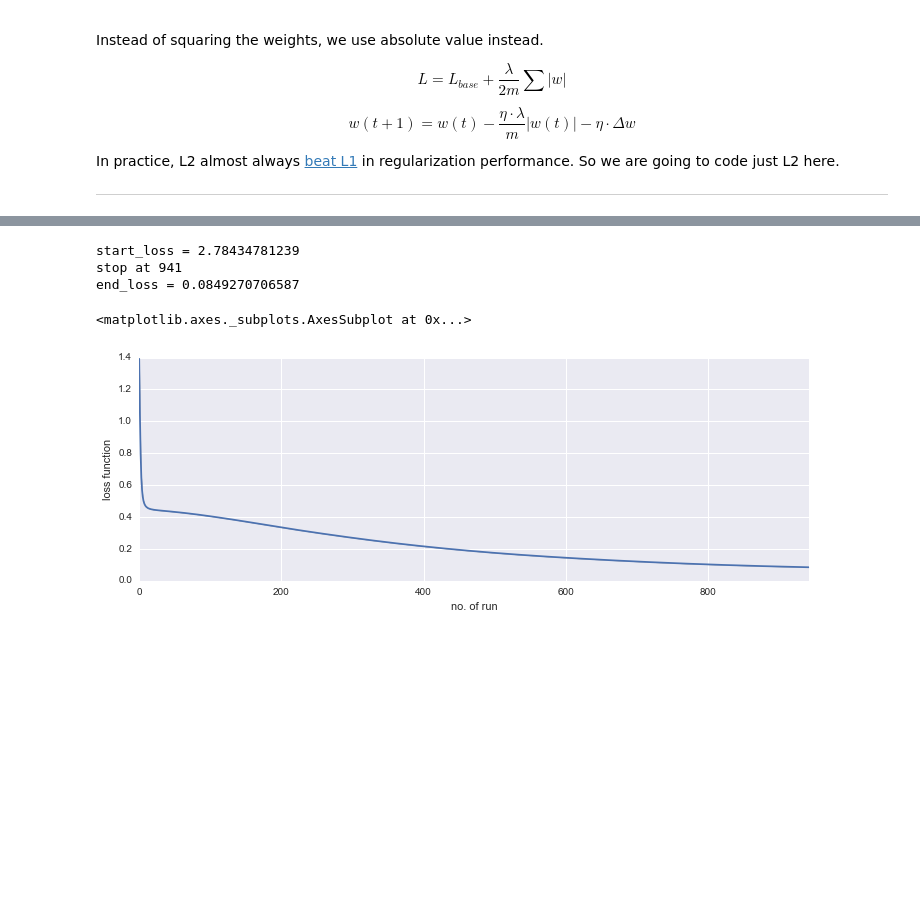
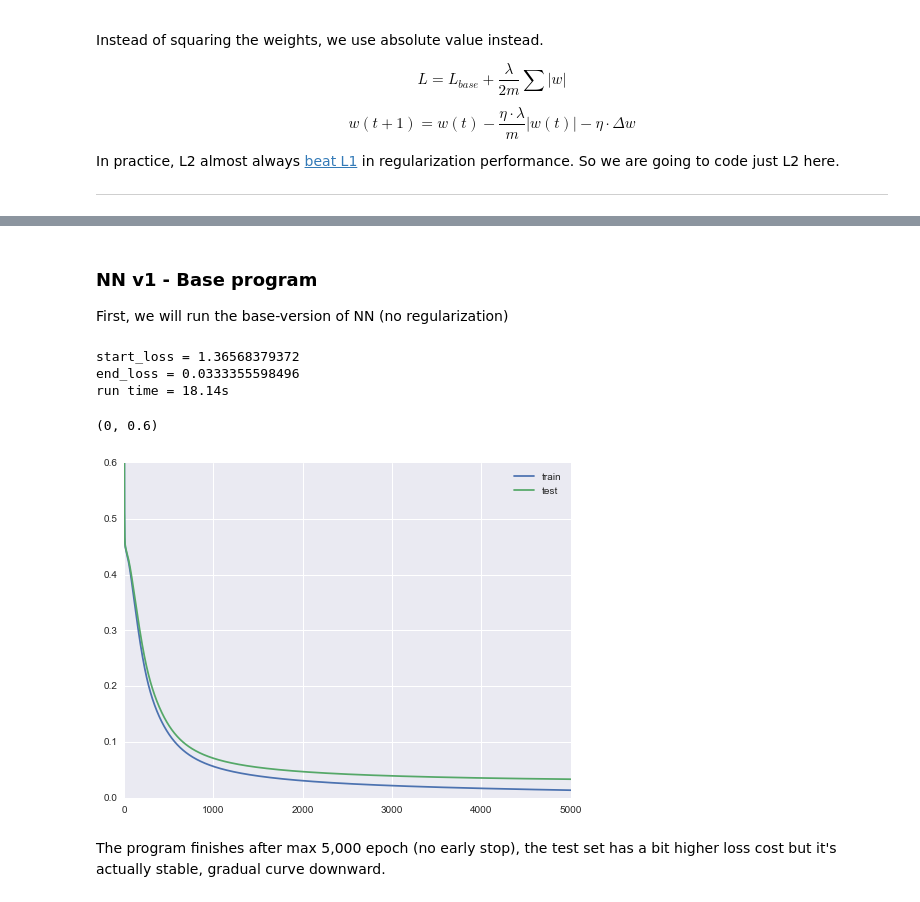
Before and after one commit to patrick-su/ml_algorithms_stepbystep, a Jupyter notebook: algo_example_NN_regularization.ipynb, the cells around one changed output, grey strips where cells are left out. Saved outputs shown, nothing was run; the diff lists cells and outputs as text; code cells hidden in the pictures; blank space fills up the shorter version.

Commit message:
finished regularization

```diff
--- a/algo_example_NN_regularization.ipynb
+++ b/algo_example_NN_regularization.ipynb
@@ -150,8 +148,5 @@ Xb = np.insert(X,0,1,axis=1) #add bias input, always activated
-# %%
-def sigmoid(w,X):
-    a = 1.0/(1.0 + np.exp(-w.dot(X.transpose())))
-    return a.transpose()
-
-def loss_func(Y,y_pred):
-    return (0.5/instance_size)*np.sum((Y-y_pred)**2) #element-wise operation then aggregate
+# %% [markdown]
+### NN v1 - Base program
+
+First, we will run the base-version of NN (no regularization)
 # %%
@@ -180,57 +180,63 @@ delta_out = np.random.rand(instance_size,target_size)
 # %%
+#initialize stuff
+w_hid,w_out = initialize(target_size,feature_size,hidden_size)
+learning_rate = 0.7/train_size
+learning_rate_bias = 0.7/train_size
+loss, loss_test = [],[]
+
 #run configuration
 max_epoch = 5000
-min_loss_criterion = 10**-4
+min_loss_criterion = 0
 
 #doing 1st forward pass to calculate loss
-f_hid = sigmoid(w_hid,Xb)
-f_hid_b = np.insert(f_hid,0,1,axis=1) #bias activation for next layer
-f_out = sigmoid(w_out,f_hid_b)
-curr_loss = loss_func(Y,f_out)
-loss = []
-loss.append(curr_loss)
-print 'start_loss = {}'.format(curr_loss*2)
+f_hid, f_hid_b, f_out = calc_forward(w_hid,w_out,Xb)
+loss.append(loss_func(Y_train,f_out,train_size))
+f_hid_test, f_hid_b_test, f_out_test = calc_forward(w_hid,w_out,Xb_test)
+loss_test.append(loss_func(Y_test,f_out_test,test_size))
 
-learning_rate = 0.7/instance_size
-learning_rate_bias = 0.7/instance_size
+start_time = time.clock()
+
+print 'start_loss = {}'.format(loss_test[0])
 
 for i in range(0,max_epoch):
 
     #update the weights of output layer
-    delta_out = (f_out - Y)*(f_out)*(1-f_out) #element-wise operation
+    delta_out = (f_out - Y_train)*(f_out)*(1-f_out) #element-wise operation
     wgrad_out = np.einsum('ki,kj->ij', delta_out, f_hid) #dot operation already sums it up
     w_out_bef = w_out.copy()
     w_out[:,1:] = w_out[:,1:] -learning_rate*(wgrad_out)
     w_out[:,0] = w_out[:,0] -learning_rate_bias*np.sum(delta_out,axis=0)*1.0
 
     #update the weights of hidden layer
     delta_hid = delta_out.dot(w_out_bef[:,1:])*(f_hid)*(1-f_hid) #dot then element-wise operation
     wgrad_hid = np.einsum('ki,kj->ij',delta_hid,Xb[:,1:])
     w_hid[:,1:] = w_hid[:,1:] -learning_rate*wgrad_hid
     w_hid[:,0] = w_hid[:,0] -learning_rate_bias*np.sum(delta_hid,axis=0)*1.0
 
     #re-calculate loss
-    f_hid = sigmoid(w_hid,Xb)
-    f_hid_b = np.insert(f_hid,0,1,axis=1) #bias activation for next layer
-    f_out = sigmoid(w_out,f_hid_b)
-    curr_loss = loss_func(Y,f_out)
-    loss.append(curr_loss)
+    f_hid, f_hid_b, f_out = calc_forward(w_hid,w_out,Xb)
+    loss.append(loss_func(Y_train,f_out,train_size))
+    f_hid_test, f_hid_b_test, f_out_test = calc_forward(w_hid,w_out,Xb_test)
+    loss_test.append(loss_func(Y_test,f_out_test,test_size))
 
     #stopping criterion
-    if (i>10) and ((loss[-2] - curr_loss) < min_loss_criterion):
+    if (i>20) and ((loss_test[-11] - loss_test[-1]) < min_loss_criterion): #10th previous loss
         print 'stop at {}'.format(i)
         break
 
-print 'end_loss = {}'.format(loss[-1])
+print 'end_loss = {}'.format(loss_test[-1])
+print 'run time = {:.2f}s'.format(time.clock()-start_time)
 
-plt.figure()
-plt.xlabel('no. of run')
-plt.ylabel('loss function')
-sns.tsplot(loss)
+df_run = pd.DataFrame(data=np.array([loss,loss_test]).T,columns=['train','test'])
+df_run.plot()
+axes = plt.gca()
+axes.set_ylim([0,0.6])
 # %% [output]
-start_loss = 2.78434781239
-stop at 941
-end_loss = 0.0849270706587
+start_loss = 1.36568379372
+end_loss = 0.0333355598496
+run time = 18.14s
-<matplotlib.axes._subplots.AxesSubplot at 0x...>
+(0, 0.6)
-[figure, old version]
+[figure, new version]
+# %% [markdown]
+The program finishes after max 5,000 epoch (no early stop), the test set has a bit higher loss cost but it's actually stable, gradual curve downward.
 # %%
```
Also changed, not shown: parts of 22 cells of this notebook.
